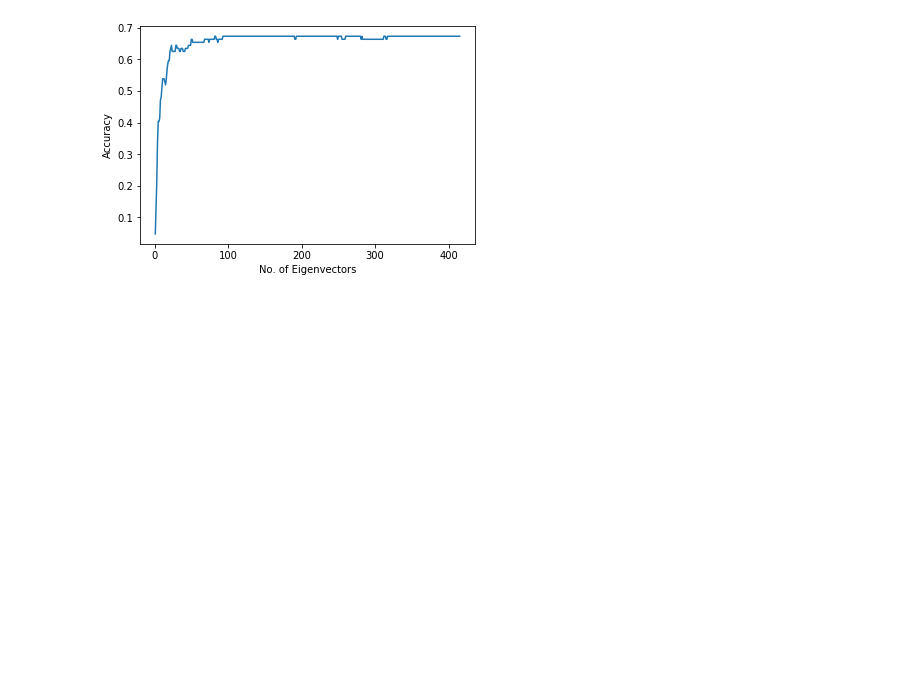
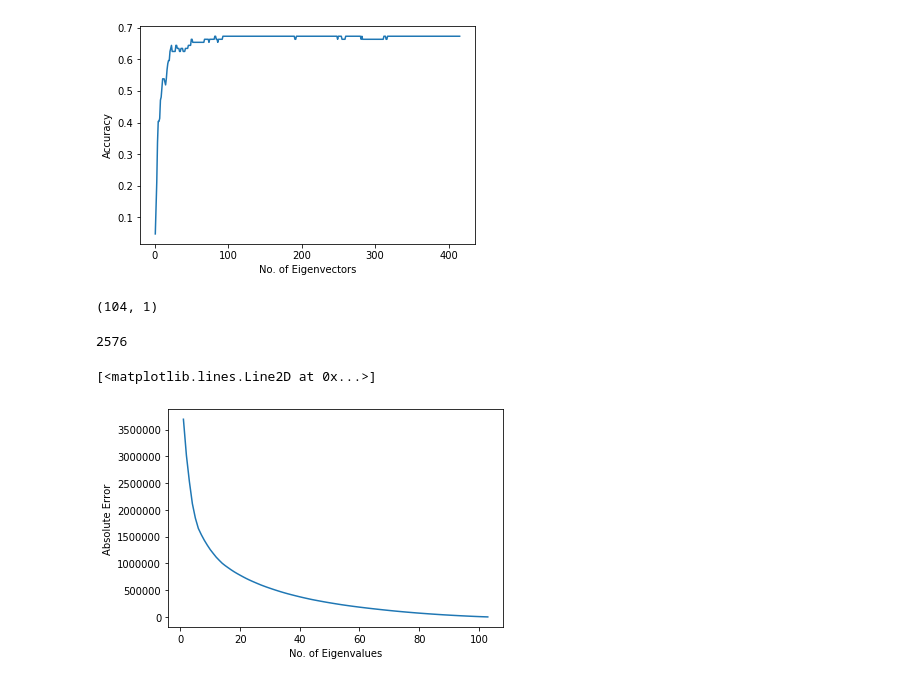
Before and after one commit to pedromonteiro18/Pattern_Recognition, a Jupyter notebook: Coursework.ipynb, the cells around one changed output. Cells and saved outputs as stored; diff of their text form; code cells hidden in the pictures; blank space fills up the shorter version.

```diff
--- a/Coursework.ipynb
+++ b/Coursework.ipynb
@@ -203,7 +156,7 @@ dataLabel = np.array(list(zip(data_train,label_train)))
 # %%
 test_faces_normalized = np.array(list(map(lambda x: x - avg, data_test)))
 W_test = np.dot(test_faces_normalized, eigvecsM.T)
-label = get_neighbors(W, label_train, W_test, 1, distance=distance)
+label = get_neighbors(W, label_train, W_test, 1)
 
 label = label[30]
 output = []
@@ -247,7 +191,7 @@ for M in range(1,416):
 
   test_faces_normalized = np.array(list(map(lambda x: x - avg, data_test)))
   W_test = np.dot(test_faces_normalized, eigvecsM.T)
-  labels = get_neighbors(W, label_train, W_test, 1, distance=distance)
+  labels = get_neighbors(W, label_train, W_test, 1)
   for test_index in range(len(data_test)):
     if labels[test_index] == label_test[test_index]:
       correct += 1
@@ -286,28 +230,31 @@ l_train = []
 for i in range(4):
   data, label = splitSubset(data_train, label_train, i*2)
   d_train.append(np.asarray(data).T)
-  l_train.append(label)
+  l_train.append(np.asarray(label))
 
 # da_train = np.reshape(d_train[0],(2576,-1))
 d_train = np.asarray(d_train)
 
 da_train = []
+la_train = []
 
 for i in range(0, 4):
-  da_train.append(np.reshape(d_train[i],(2576,-1)))
+  da_train.append(np.reshape(d_train[i],(2576,-1)).T)
+  la_train.append(np.reshape(l_train[i], (1, -1)).T)
 
 np.asarray(da_train)
 
 
+print(la_train[0].shape)
 # da_train = np.reshape(d_train[0],(2576,-1))
 def createA(data):
-  avg = np.mean(data, axis = 0)
   A = np.empty([0,2576])
   for i in range(len(data)):
     app = np.array([data[i] - avg])
     newA = np.append(A, app, axis = 0)
     A = newA
   A = A.T
+
   return  A, avg
 
 def PCA(A, S, M, N):
@@ -316,10 +263,12 @@ def PCA(A, S, M, N):
   eigvecsM = Meigvecs.astype(float)
   eigvecsM = preprocessing.normalize(np.dot(A, eigvecsM).T)
   return eigvecsM
+# %% [output]
+(104, 1)
 # %%
 # PCA trained by only the first subset
-train_data = d_train
-
+train_data = da_train
+train_label = la_train
 #subtract the mean face of dataset 1
 A=[None] * 4
 A[0], avg1 = createA(train_data[0])
@@ -328,25 +277,29 @@ print(len(A[0]))
 
 #Low-dimensional computation of eigenspace of dataset 1
 S = np.dot(A[0].T, A[0])*1/len(train_data[0])
-N=len(train_data[0])
-M=len(train_data[0])
-print("N", N, "M", M)
-eigvecsM = PCA(A[0], S, M, N)
-print(type(S))
+eigvals, eigvecs = np.linalg.eig(S)
+eigvecs = preprocessing.normalize(np.real(np.dot(A[0], eigvecs).T))
+idx = eigvals.argsort()[::-1]
+eigvals = eigvals[idx]
+eigvecs  = eigvecs[idx, :]
+# %% [output]
+2576
 # %%
 # Calculating the reconstruction error for dataset 1
 x = []
 y = []
-for M in range(1,N):
-  Meigvals_new, Meigvecs_new = eigh(S, eigvals=(N-M, N-1))
-  J = np.absolute(np.sum(Meigvals)-np.sum(Meigvals_new))
+for M in range(1,len(train_data[0])):
+  J = np.absolute(np.sum(eigvals)-np.sum(eigvals[:M]))
   x.append(M)
   y.append(J)
 
 
 plt.xlabel('No. of Eigenvalues')
 plt.ylabel('Absolute Error')
 plt.plot(x,y)
+# %% [output]
+[<matplotlib.lines.Line2D at 0x...>]
+[figure, added]
 # %%
 x=[]
 y=[]
```
Also changed, not shown: parts of 12 cells of this notebook.
